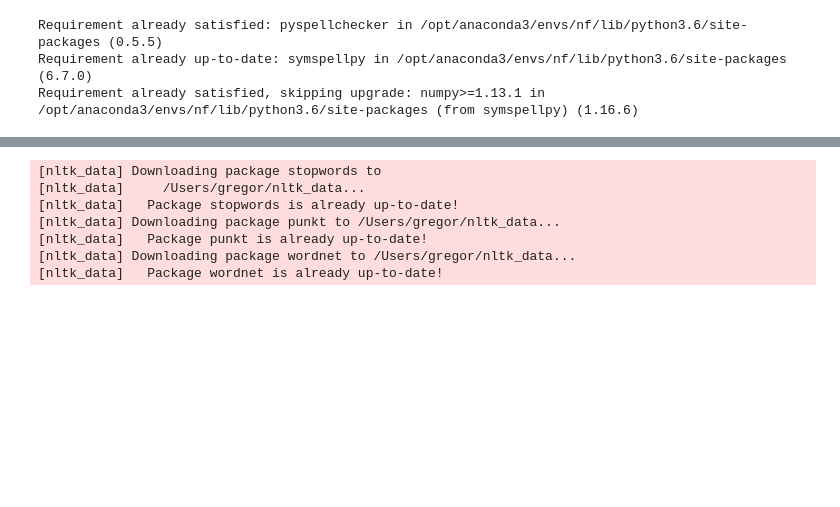
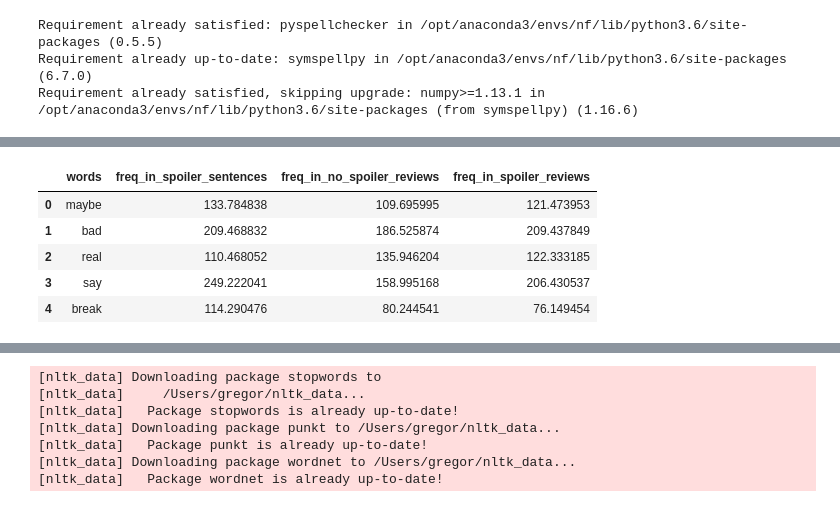
Before and after one commit to GHabeck/202011_capstone_project, a Jupyter notebook: spoiler reviews.ipynb, the cells around one changed output, grey strips where cells are left out. Saved outputs shown, nothing was run; the diff lists cells and outputs as text; code cells hidden in the pictures; blank space fills up the shorter version.

```diff
--- a/spoiler reviews.ipynb
+++ b/spoiler reviews.ipynb
@@ -852,0 +1031,14 @@ AttributeError: 'bool' object has no attribute 'words'
+# %%
+# calculate length of lemmatized input texts
+spoiler_length = len(spoilers.split())
+no_spoiler_length = len(no_spoilers.split())
+spoilers_all_length = len(spoilers_all.split())
+# %%
+#calculate frequency of lemmas per 1000000
+spoiler_freq = []
+no_spoiler_freq = []
+spoiler_all_freq = []
+for word in wordlist_top100:
+    spoiler_freq.append(freq_spoiler[word]/spoiler_length*1000000)
+    no_spoiler_freq.append(freq_no_spoiler[word]/no_spoiler_length*1000000)
+    spoiler_all_freq.append(freq_spoiler_all[word]/spoilers_all_length*1000000)
@@ -852,0 +1053,9 @@ AttributeError: 'bool' object has no attribute 'words'
+# %%
+df_word_freq.head()
+# %% [output]
+|  | words | freq_in_spoiler_sentences | freq_in_no_spoiler_reviews | freq_in_spoiler_reviews |
+| 0 | maybe | 133.784838 | 109.695995 | 121.473953 |
+| 1 | bad | 209.468832 | 186.525874 | 209.437849 |
+| 2 | real | 110.468052 | 135.946204 | 122.333185 |
+| 3 | say | 249.222041 | 158.995168 | 206.430537 |
+| 4 | break | 114.290476 | 80.244541 | 76.149454 |
```
Also changed, not shown: parts of 101 cells of this notebook.
